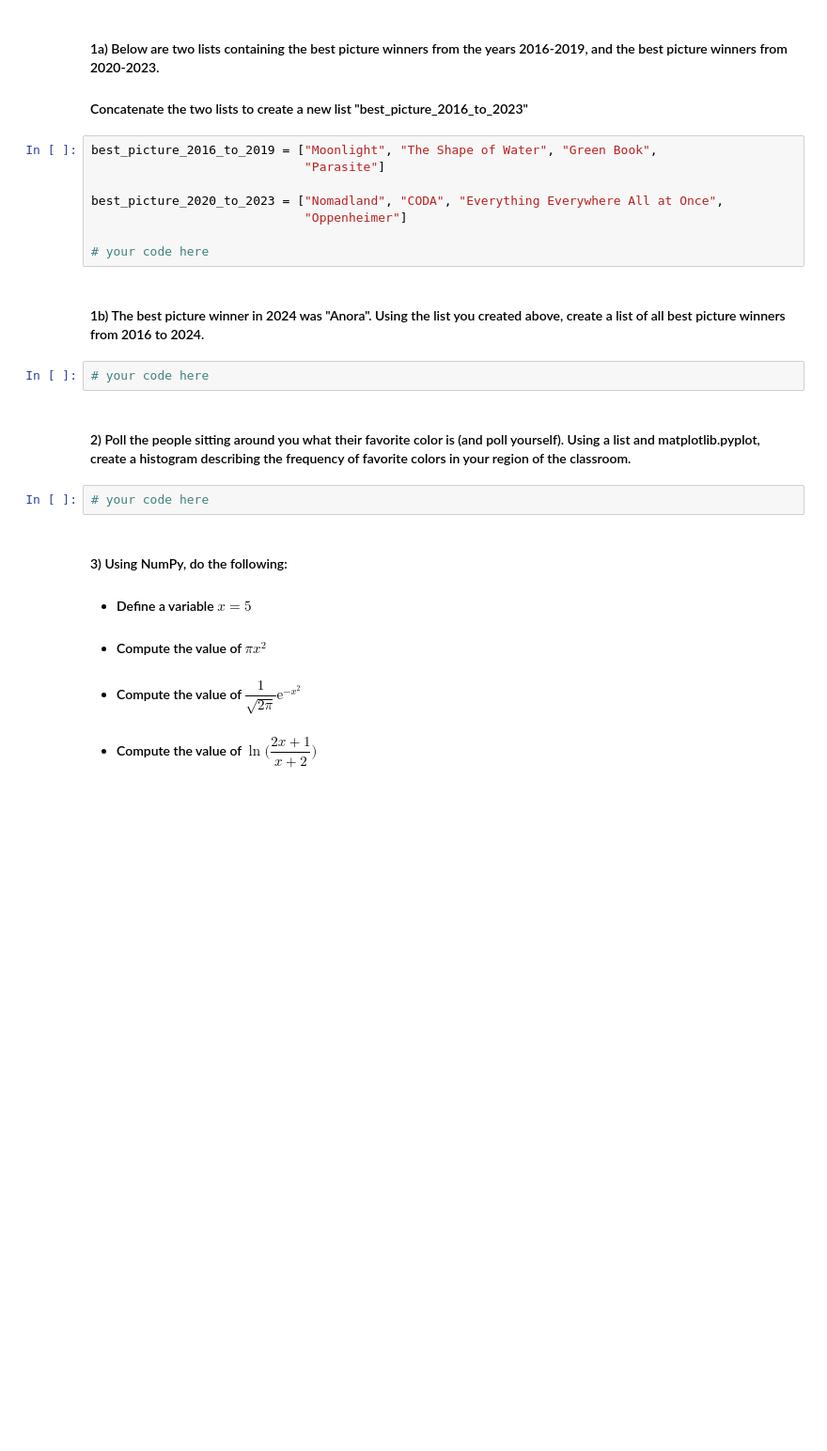
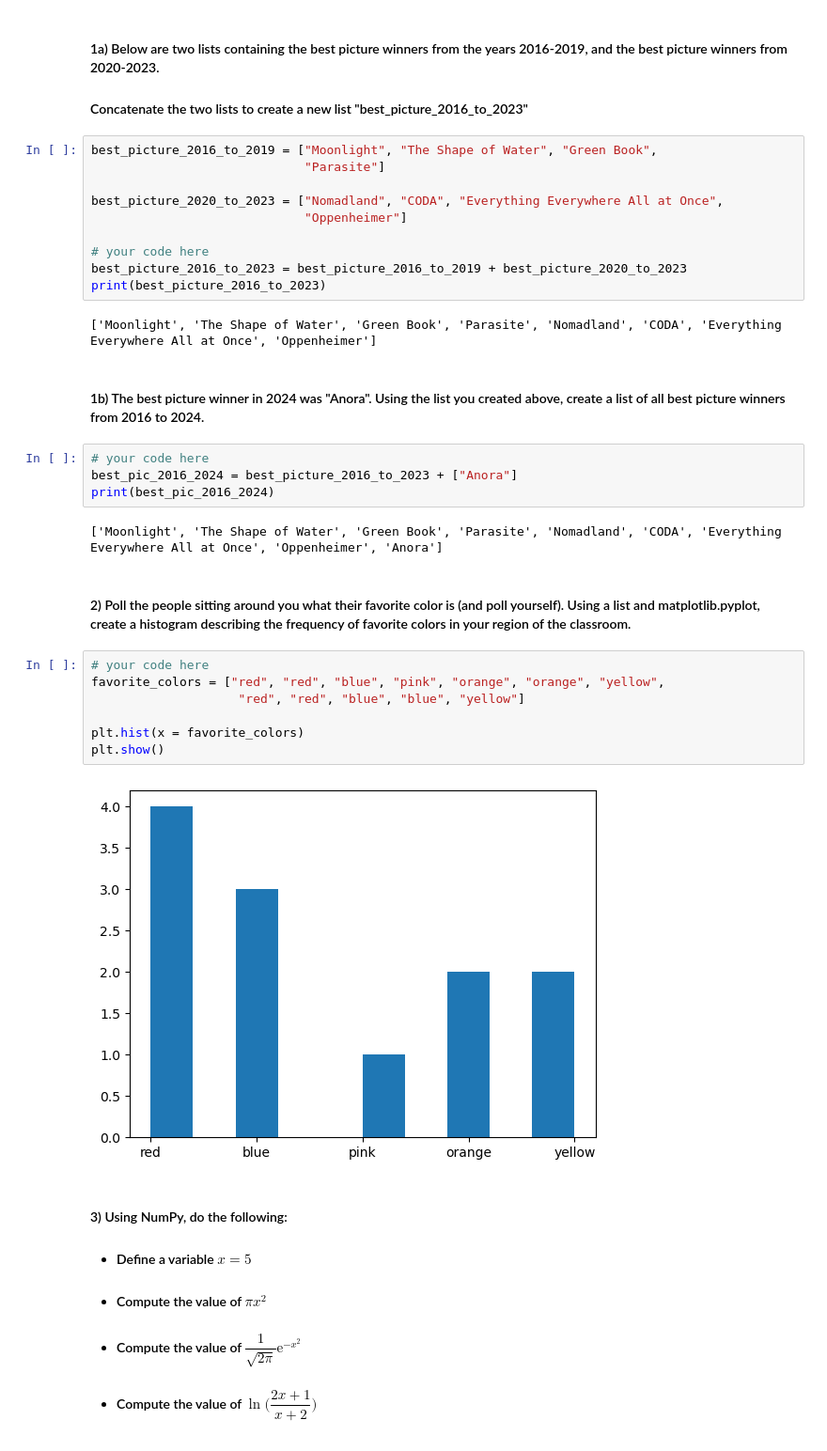
Before and after one commit to wfxvicky/qtm151fall2025, a Jupyter notebook: Lecture_05 - lists and arrays/Lecture5.ipynb, the cells around one changed output. Shown at 94% size. Cells and saved outputs as stored; diff of their text form; blank space fills up the shorter version.

```diff
--- a/Lecture_05 - lists and arrays/Lecture5.ipynb
+++ b/Lecture_05 - lists and arrays/Lecture5.ipynb
@@ -321,14 +404,29 @@ best_picture_2020_to_2023 = ["Nomadland", "CODA", "Everything Everywhere All at
                              "Oppenheimer"]
 
 # your code here
+best_picture_2016_to_2023 = best_picture_2016_to_2019 + best_picture_2020_to_2023
+print(best_picture_2016_to_2023)
+# %% [output]
+['Moonlight', 'The Shape of Water', 'Green Book', 'Parasite', 'Nomadland', 'CODA', 'Everything Everywhere All at Once', 'Oppenheimer']
 # %% [markdown]
 #### 1b) The best picture winner in 2024 was "Anora". Using the list you created above, create a list of all best picture winners from 2016 to 2024.
 # %%
 # your code here
+best_pic_2016_2024 = best_picture_2016_to_2023 + ["Anora"]
+print(best_pic_2016_2024)
+# %% [output]
+['Moonlight', 'The Shape of Water', 'Green Book', 'Parasite', 'Nomadland', 'CODA', 'Everything Everywhere All at Once', 'Oppenheimer', 'Anora']
 # %% [markdown]
 #### 2) Poll the people sitting around you what their favorite color is (and poll yourself). Using a list and matplotlib.pyplot, create a histogram describing the frequency of favorite colors in your region of the classroom.
 # %%
 # your code here
+favorite_colors = ["red", "red", "blue", "pink", "orange", "orange", "yellow",
+                    "red", "red", "blue", "blue", "yellow"]
+
+plt.hist(x = favorite_colors)
+plt.show()
+# %% [output]
+[figure, added]
 # %% [markdown]
 #### 3) Using NumPy, do the following:
 - #### Define a variable $x = 5$
```
Also changed, not shown: parts of 39 cells of this notebook, 1 other file.
